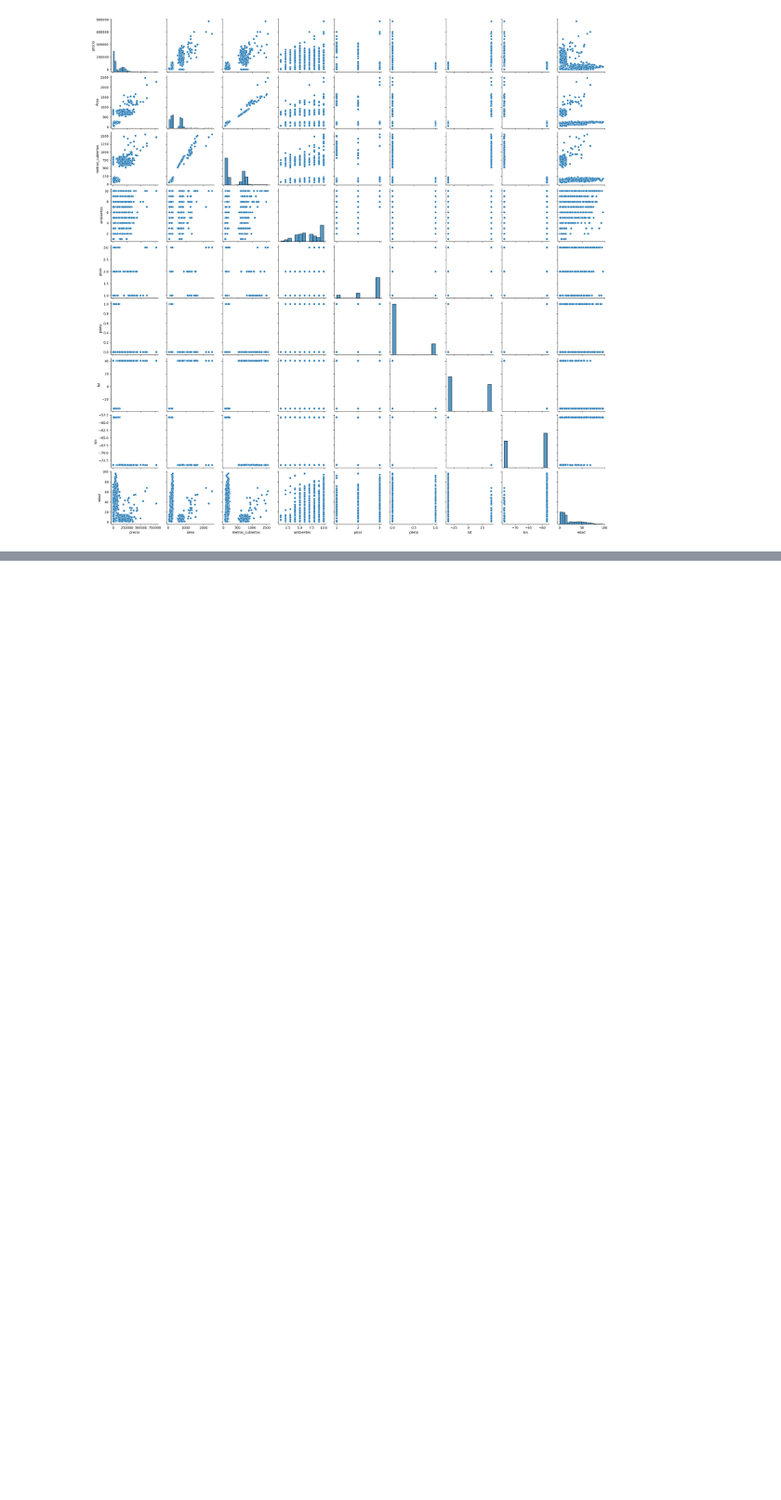
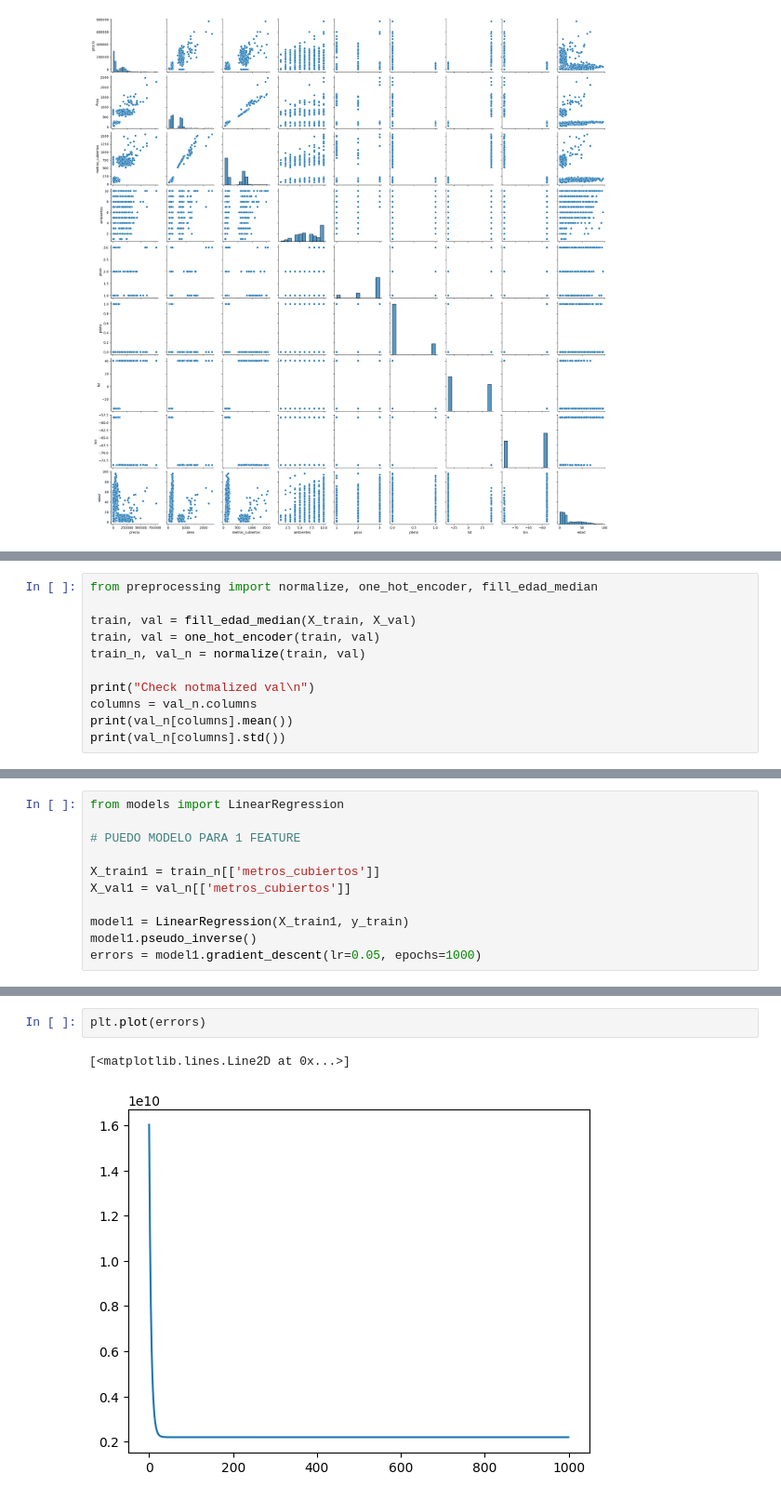
Before and after one commit to biancapaz/ml_tp1, a Jupyter notebook: notebooks/Entrega_TP1.ipynb, the cells around one changed output, grey strips where cells are left out. Shown at 93% size. Drawn from its saved outputs; the diff is of its cells as text; blank space fills up the shorter version.

```diff
--- a/notebooks/Entrega_TP1.ipynb
+++ b/notebooks/Entrega_TP1.ipynb
@@ -411,0 +480,11 @@ sns.pairplot(df)
+# %%
+from preprocessing import normalize, one_hot_encoder, fill_edad_median
+
+train, val = fill_edad_median(X_train, X_val)
+train, val = one_hot_encoder(train, val)
+train_n, val_n = normalize(train, val)
+
+print("Check notmalized val\n")
+columns = val_n.columns
+print(val_n[columns].mean())
+print(val_n[columns].std())
@@ -411,0 +509,11 @@ sns.pairplot(df)
+# %%
+from models import LinearRegression
+
+# PUEDO MODELO PARA 1 FEATURE
+
+X_train1 = train_n[['metros_cubiertos']]
+X_val1 = val_n[['metros_cubiertos']]
+
+model1 = LinearRegression(X_train1, y_train)
+model1.pseudo_inverse()
+errors = model1.gradient_descent(lr=0.05, epochs=1000)
@@ -411,0 +541,5 @@ sns.pairplot(df)
+# %%
+plt.plot(errors)
+# %% [output]
+[<matplotlib.lines.Line2D at 0x...>]
+[figure, added]
```
Also changed, not shown: parts of 41 cells of this notebook, 3 other files.
